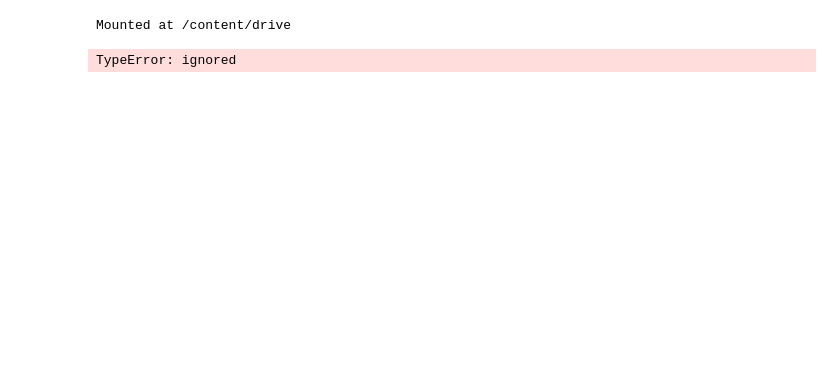
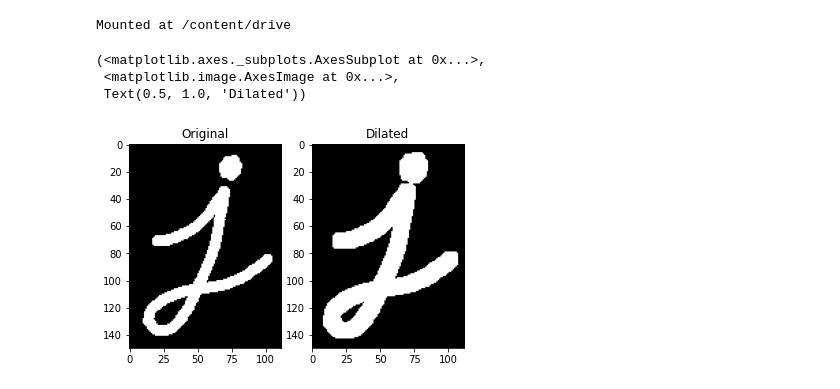
Before and after one commit to ahmadalwi425/PCVK_Genap_2022, a Jupyter notebook: week 8.ipynb, the cells around one changed output. Cells and saved outputs as stored; diff of their text form; code cells hidden in the pictures; blank space fills up the shorter version.

```diff
--- a/week 8.ipynb
+++ b/week 8.ipynb
@@ -11,15 +11,13 @@ import numpy as np
 from matplotlib import pyplot as plt
 # %%
 original = cv2.imread('/content/drive/MyDrive/kampus/PCVK/j.png')
-edited_image=np.zeros(original.shape, original.dtype)
 kernel = np.ones((5,5), np.uint8)
-for y in range(original.shape[0]):
-  for x in range(original.shape[1]):
-    for c in range(original.shape[2]):
-      # edited_image[y,x,c] = ((original[y,x,c]/255)**(1/inpedited)) * 255
-      print(sum(edited_image[y,x,c]))
+edited = cv2.dilate(original, kernel, iterations = 1)
 
-# plt.subplot(121),plt.imshow(original),plt.title('Citra Awal')
-# plt.subplot(122),plt.imshow(edited_image),plt.title('Citra Hasil Dilasi')
+plt.subplot(121),plt.imshow(original),plt.title('Original')
+plt.subplot(122),plt.imshow(edited),plt.title('Dilated')
 # %% [output]
-TypeError: ignored
+(<matplotlib.axes._subplots.AxesSubplot at 0x...>,
+ <matplotlib.image.AxesImage at 0x...>,
+ Text(0.5, 1.0, 'Dilated'))
+[figure, added]
```
Also changed, not shown: parts of 9 cells of this notebook.
